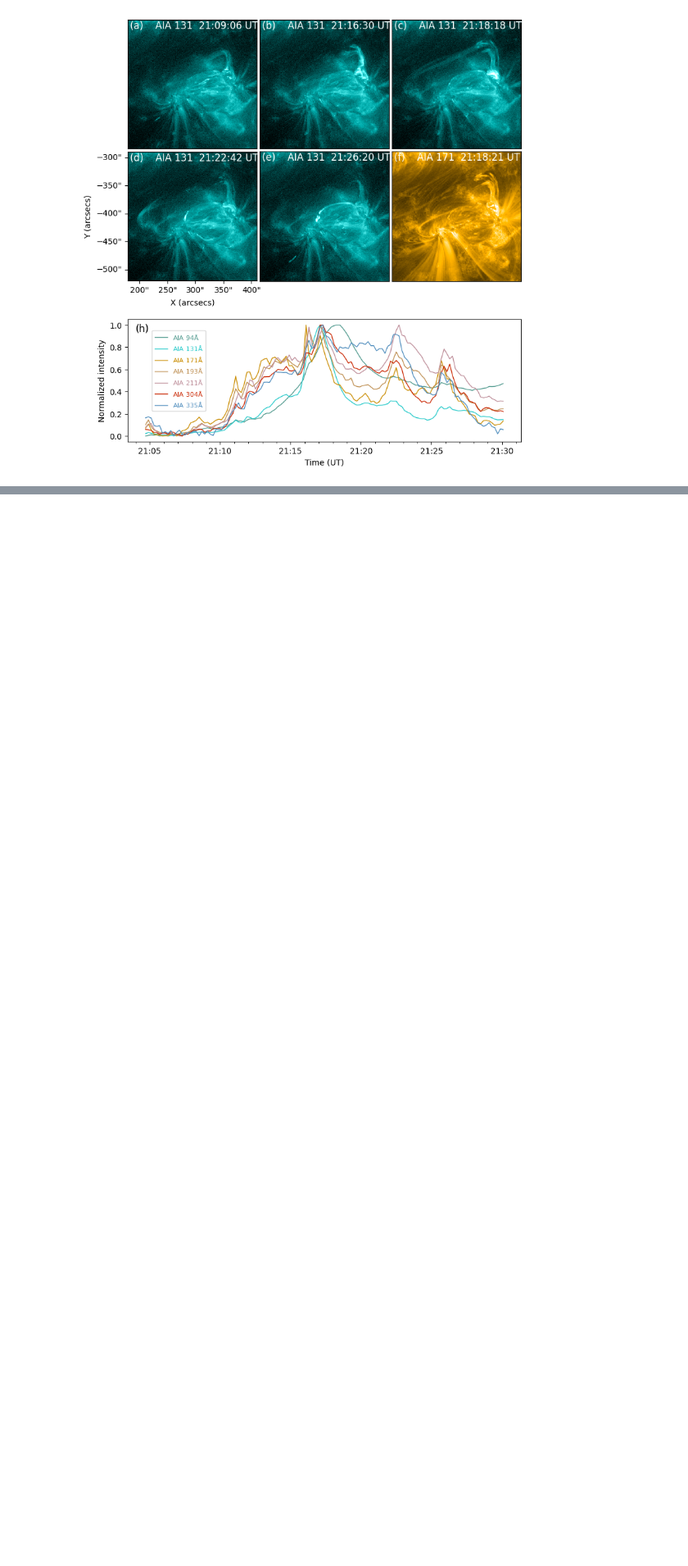
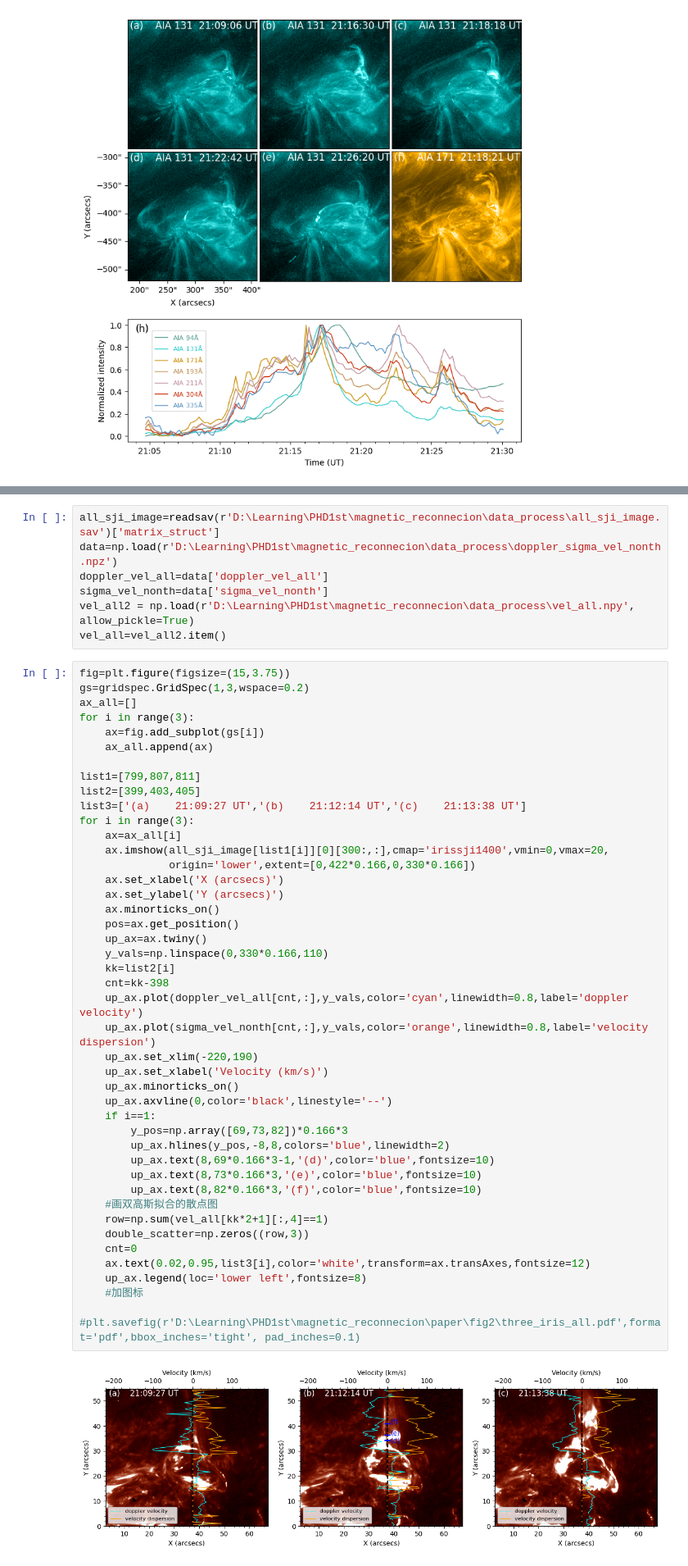
Before and after one commit to xiaosjh/reconnection, a Jupyter notebook: draw_image2.ipynb, the cells around one changed output, grey strips where cells are left out. Shown at 82% size. Cells and saved outputs as stored; diff of their text form; blank space fills up the shorter version.

```diff
--- a/draw_image2.ipynb
+++ b/draw_image2.ipynb
@@ -185,0 +189,53 @@ plt.savefig(r'D:\Learning\PHD1st\magnetic_reconnecion\paper\fig2\aia_image_inten
+# %%
+all_sji_image=readsav(r'D:\Learning\PHD1st\magnetic_reconnecion\data_process\all_sji_image.sav')['matrix_struct']
+data=np.load(r'D:\Learning\PHD1st\magnetic_reconnecion\data_process\doppler_sigma_vel_nonth.npz')
+doppler_vel_all=data['doppler_vel_all']
+sigma_vel_nonth=data['sigma_vel_nonth']
+vel_all2 = np.load(r'D:\Learning\PHD1st\magnetic_reconnecion\data_process\vel_all.npy', allow_pickle=True)
+vel_all=vel_all2.item()
+# %%
+fig=plt.figure(figsize=(15,3.75))
+gs=gridspec.GridSpec(1,3,wspace=0.2)
+ax_all=[]
+for i in range(3):
+    ax=fig.add_subplot(gs[i])
+    ax_all.append(ax)
+
+list1=[799,807,811]
+list2=[399,403,405]
+list3=['(a)    21:09:27 UT','(b)    21:12:14 UT','(c)    21:13:38 UT']
+for i in range(3):
+    ax=ax_all[i]
+    ax.imshow(all_sji_image[list1[i]][0][300:,:],cmap='irissji1400',vmin=0,vmax=20,
+              origin='lower',extent=[0,422*0.166,0,330*0.166])
+    ax.set_xlabel('X (arcsecs)')
+    ax.set_ylabel('Y (arcsecs)')
+    ax.minorticks_on()
+    pos=ax.get_position()
+    up_ax=ax.twiny()
+    y_vals=np.linspace(0,330*0.166,110)
+    kk=list2[i]
+    cnt=kk-398
+    up_ax.plot(doppler_vel_all[cnt,:],y_vals,color='cyan',linewidth=0.8,label='doppler velocity')
+    up_ax.plot(sigma_vel_nonth[cnt,:],y_vals,color='orange',linewidth=0.8,label='velocity dispersion')
+    up_ax.set_xlim(-220,190)
+    up_ax.set_xlabel('Velocity (km/s)')
+    up_ax.minorticks_on()
+    up_ax.axvline(0,color='black',linestyle='--')
+    if i==1:
+        y_pos=np.array([69,73,82])*0.166*3
+        up_ax.hlines(y_pos,-8,8,colors='blue',linewidth=2)
+        up_ax.text(8,69*0.166*3-1,'(d)',color='blue',fontsize=10)
+        up_ax.text(8,73*0.166*3,'(e)',color='blue',fontsize=10)
+        up_ax.text(8,82*0.166*3,'(f)',color='blue',fontsize=10)
+    #画双高斯拟合的散点图
+    row=np.sum(vel_all[kk*2+1][:,4]==1)
+    double_scatter=np.zeros((row,3))
+    cnt=0
+    ax.text(0.02,0.95,list3[i],color='white',transform=ax.transAxes,fontsize=12)
+    up_ax.legend(loc='lower left',fontsize=8)
+    #加图标
+
+#plt.savefig(r'D:\Learning\PHD1st\magnetic_reconnecion\paper\fig2\three_iris_all.pdf',format='pdf',bbox_inches='tight', pad_inches=0.1)
+# %% [output]
+[figure, added]
```
Also changed, not shown: parts of 12 cells of this notebook, 2 other files.
